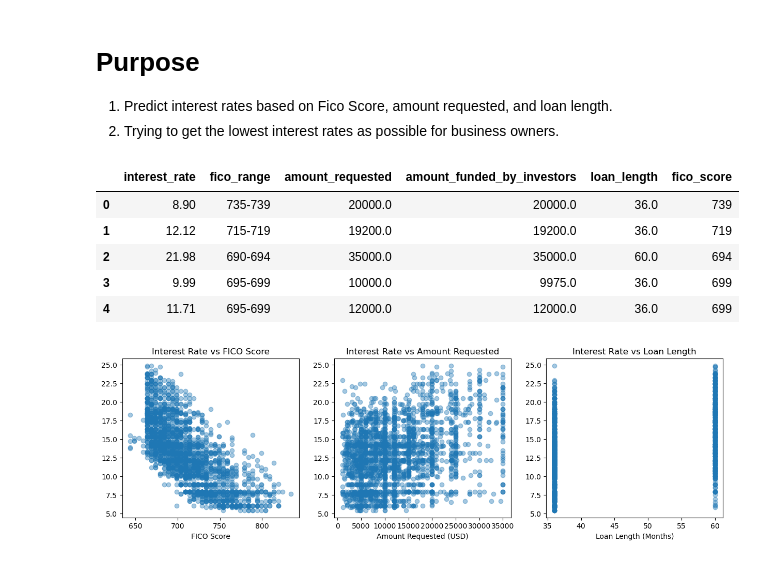
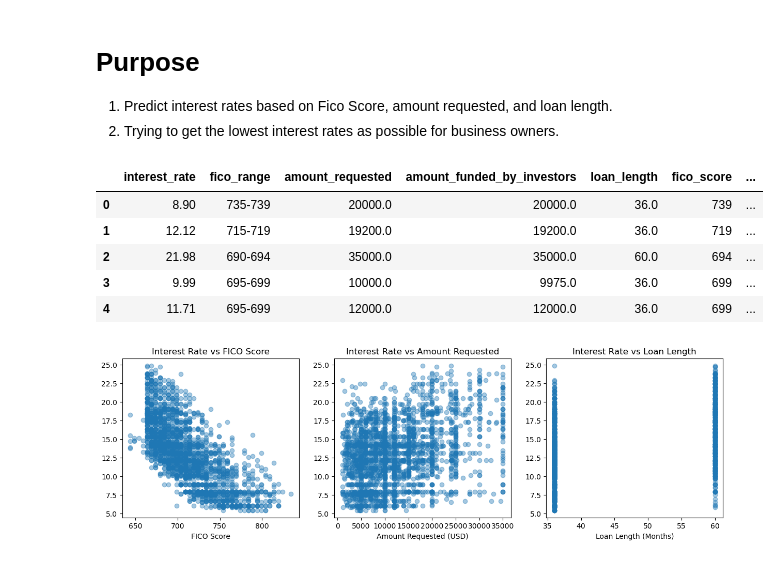
Before and after one commit to BrianFri/CaseInterestRates, a Jupyter notebook: loan.ipynb, the cells around one changed output. Saved outputs shown, nothing was run; the diff lists cells and outputs as text; code cells hidden in the pictures.

```diff
--- a/loan.ipynb
+++ b/loan.ipynb
@@ -6,24 +6,26 @@
 # %%
 import pandas as pd
 import matplotlib.pyplot as plt
 from sklearn.linear_model import LinearRegression
 from sklearn.tree import DecisionTreeRegressor
 from sklearn.model_selection import train_test_split, KFold, cross_val_score
 
 loan_df = pd.read_csv("Data/LoanData.csv")
 
 loan_df["fico_range"].unique()
 loan_df["fico_score"] = loan_df["fico_range"].str.split("-").apply(lambda x: x[1])
 loan_df['fico_score'] = pd.to_numeric(loan_df['fico_score'])
 
+loan_df['investment_ratio'] = loan_df['amount_funded_by_investors'] / loan_df['amount_requested']
+
 loan_df.head()
 # %% [output]
-|  | interest_rate | fico_range | amount_requested | amount_funded_by_investors | loan_length | fico_score |
-| 0 | 8.90 | 735-739 | 20000.0 | 20000.0 | 36.0 | 739 |
-| 1 | 12.12 | 715-719 | 19200.0 | 19200.0 | 36.0 | 719 |
-| 2 | 21.98 | 690-694 | 35000.0 | 35000.0 | 60.0 | 694 |
-| 3 | 9.99 | 695-699 | 10000.0 | 9975.0 | 36.0 | 699 |
-| 4 | 11.71 | 695-699 | 12000.0 | 12000.0 | 36.0 | 699 |
+|  | interest_rate | fico_range | amount_requested | amount_funded_by_investors | loan_length | fico_score | ... |
+| 0 | 8.90 | 735-739 | 20000.0 | 20000.0 | 36.0 | 739 | ... |
+| 1 | 12.12 | 715-719 | 19200.0 | 19200.0 | 36.0 | 719 | ... |
+| 2 | 21.98 | 690-694 | 35000.0 | 35000.0 | 60.0 | 694 | ... |
+| 3 | 9.99 | 695-699 | 10000.0 | 9975.0 | 36.0 | 699 | ... |
+| 4 | 11.71 | 695-699 | 12000.0 | 12000.0 | 36.0 | 699 | ... |
 # %%
 plt.figure(figsize=(15,4))
 plt.subplot(1,3,1)
```
Also changed, not shown: parts of 7 cells of this notebook.
